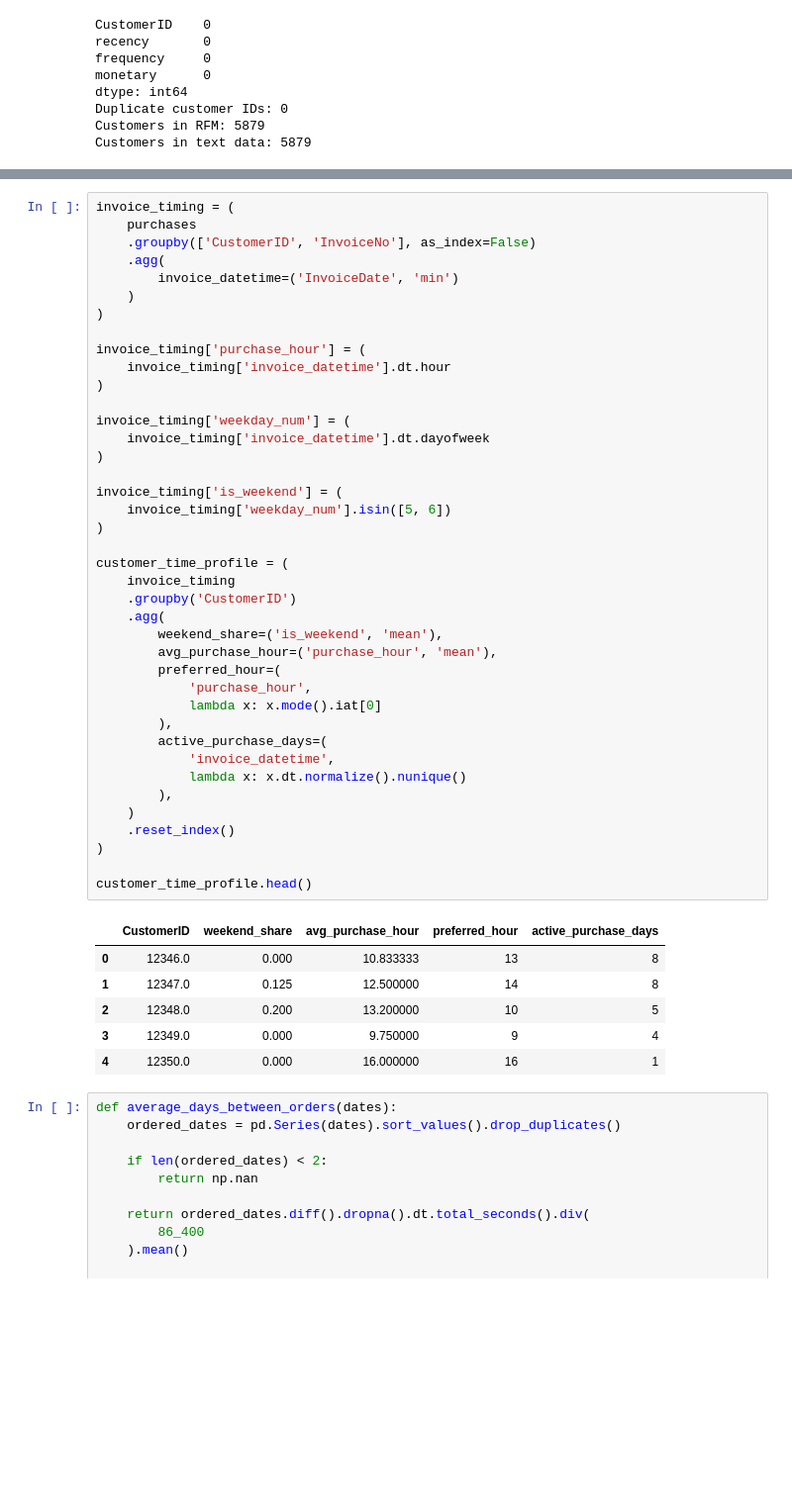
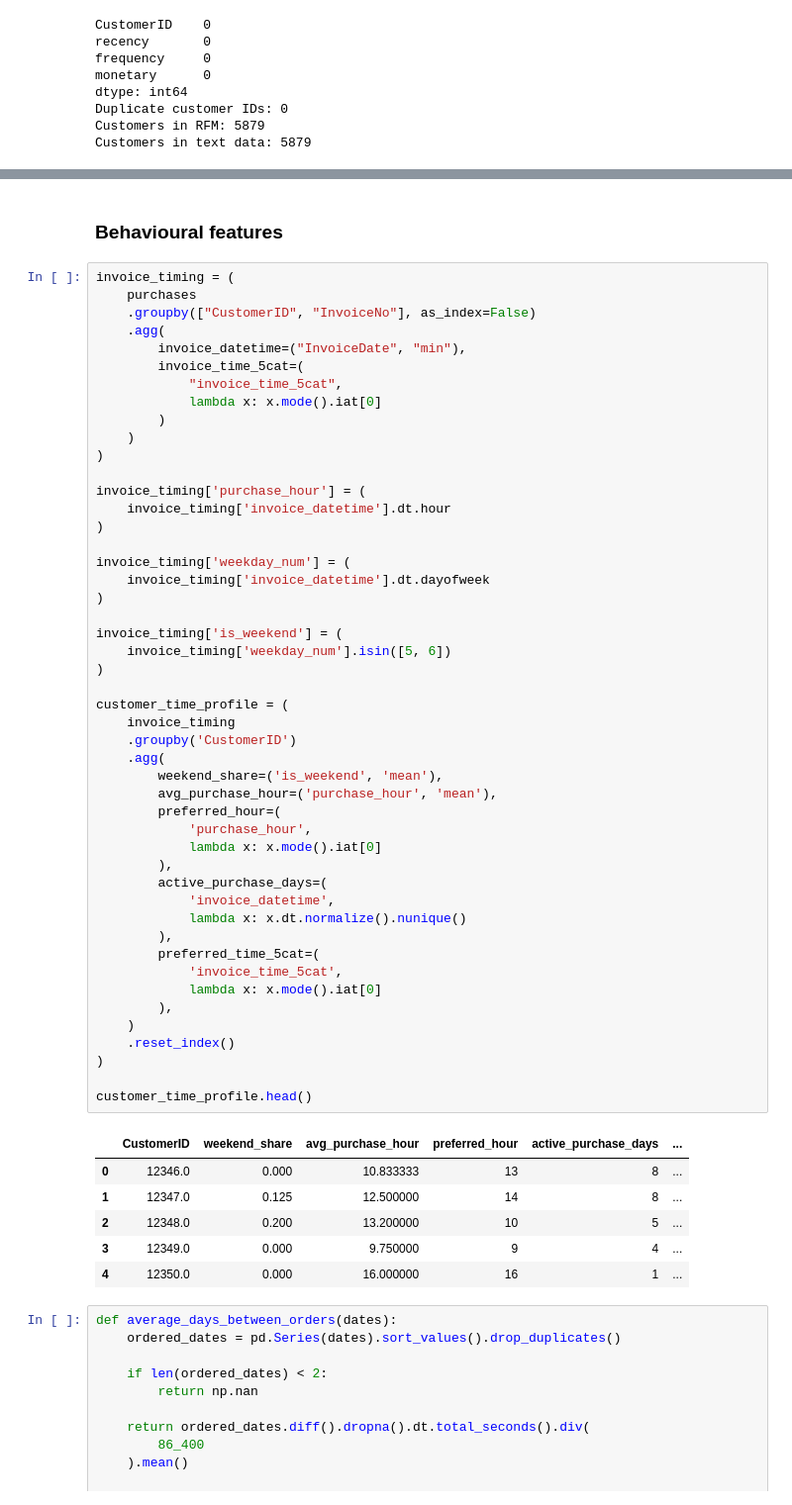
Before and after one commit to Thoericht/customer-segmentation-rfm-nlp, a Jupyter notebook: 02_notebooks/02_data_preparation.ipynb, the cells around one changed output, grey strips where cells are left out. Shown at 99% size. Cells and saved outputs as stored; diff of their text form; blank space fills up the shorter version.

```diff
--- a/02_notebooks/02_data_preparation.ipynb
+++ b/02_notebooks/02_data_preparation.ipynb
@@ -508,9 +568,15 @@ rfm_customer[["recency", "frequency", "monetary"]].describe()
+# %% [markdown]
+### Behavioural features
 # %%
 invoice_timing = (
     purchases
-    .groupby(['CustomerID', 'InvoiceNo'], as_index=False)
+    .groupby(["CustomerID", "InvoiceNo"], as_index=False)
     .agg(
-        invoice_datetime=('InvoiceDate', 'min')
+        invoice_datetime=("InvoiceDate", "min"),
+        invoice_time_5cat=(
+            "invoice_time_5cat",
+            lambda x: x.mode().iat[0]
+        )
     )
 )
 
@@ -519,39 +585,43 @@ invoice_timing['purchase_hour'] = (
 )
 
 invoice_timing['weekday_num'] = (
     invoice_timing['invoice_datetime'].dt.dayofweek
 )
 
 invoice_timing['is_weekend'] = (
     invoice_timing['weekday_num'].isin([5, 6])
 )
 
 customer_time_profile = (
     invoice_timing
     .groupby('CustomerID')
     .agg(
         weekend_share=('is_weekend', 'mean'),
         avg_purchase_hour=('purchase_hour', 'mean'),
         preferred_hour=(
             'purchase_hour',
             lambda x: x.mode().iat[0]
         ),
         active_purchase_days=(
             'invoice_datetime',
             lambda x: x.dt.normalize().nunique()
         ),
+        preferred_time_5cat=(
+            'invoice_time_5cat',
+            lambda x: x.mode().iat[0]
+        ),
     )
     .reset_index()
 )
 
 customer_time_profile.head()
 # %% [output]
-|  | CustomerID | weekend_share | avg_purchase_hour | preferred_hour | active_purchase_days |
-| 0 | 12346.0 | 0.000 | 10.833333 | 13 | 8 |
-| 1 | 12347.0 | 0.125 | 12.500000 | 14 | 8 |
-| 2 | 12348.0 | 0.200 | 13.200000 | 10 | 5 |
-| 3 | 12349.0 | 0.000 | 9.750000 | 9 | 4 |
-| 4 | 12350.0 | 0.000 | 16.000000 | 16 | 1 |
+|  | CustomerID | weekend_share | avg_purchase_hour | preferred_hour | active_purchase_days | ... |
+| 0 | 12346.0 | 0.000 | 10.833333 | 13 | 8 | ... |
+| 1 | 12347.0 | 0.125 | 12.500000 | 14 | 8 | ... |
+| 2 | 12348.0 | 0.200 | 13.200000 | 10 | 5 | ... |
+| 3 | 12349.0 | 0.000 | 9.750000 | 9 | 4 | ... |
+| 4 | 12350.0 | 0.000 | 16.000000 | 16 | 1 | ... |
 # %%
 def average_days_between_orders(dates):
     ordered_dates = pd.Series(dates).sort_values().drop_duplicates()
```
Also changed, not shown: parts of 20 cells of this notebook, 2 other files.
